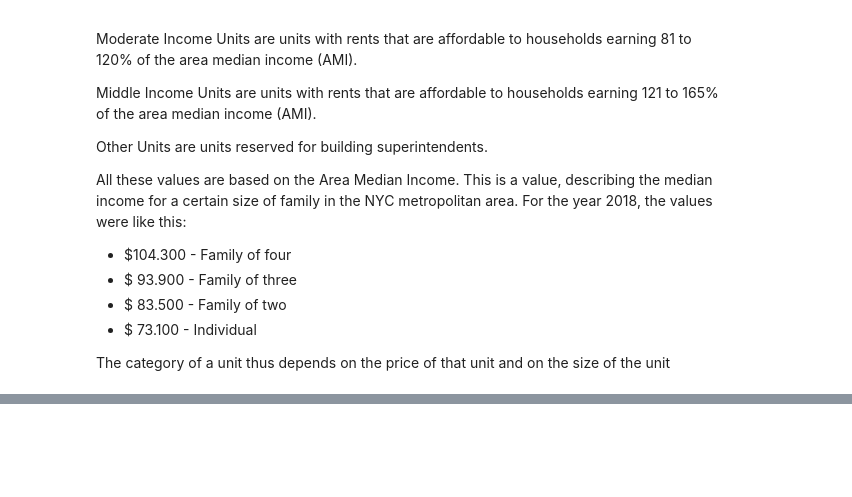
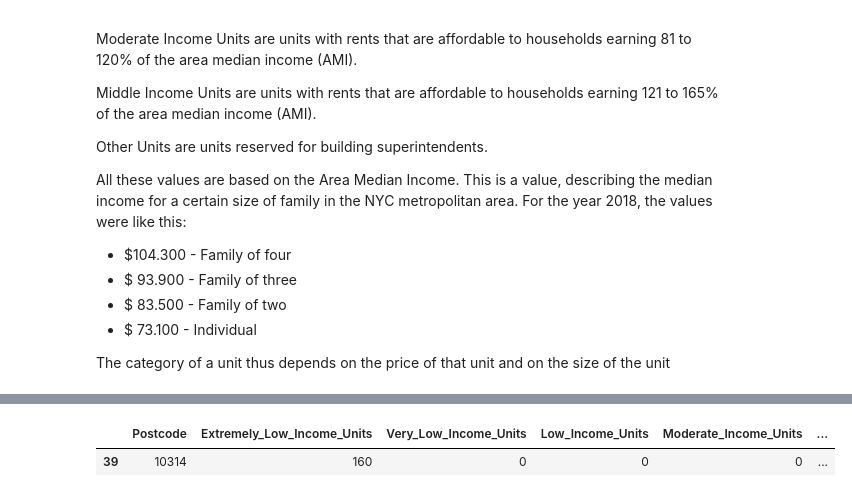
Before and after one commit to ThibauldBraet/Whos-your-data, a Jupyter notebook: Housing.ipynb, the cells around one changed output, grey strips where cells are left out. Cells and saved outputs as stored; diff of their text form; code cells hidden in the pictures; blank space fills up the shorter version.

```diff
--- a/Housing.ipynb
+++ b/Housing.ipynb
@@ -170,0 +244,5 @@ m
+# %%
+housing_data_agg_pc[housing_data_agg_pc['Postcode']=='10314']
+# %% [output]
+|  | Postcode | Extremely_Low_Income_Units | Very_Low_Income_Units | Low_Income_Units | Moderate_Income_Units | ... |
+| 39 | 10314 | 160 | 0 | 0 | 0 | ... |
```
Also changed, not shown: parts of 6 cells of this notebook, 1 other file.
